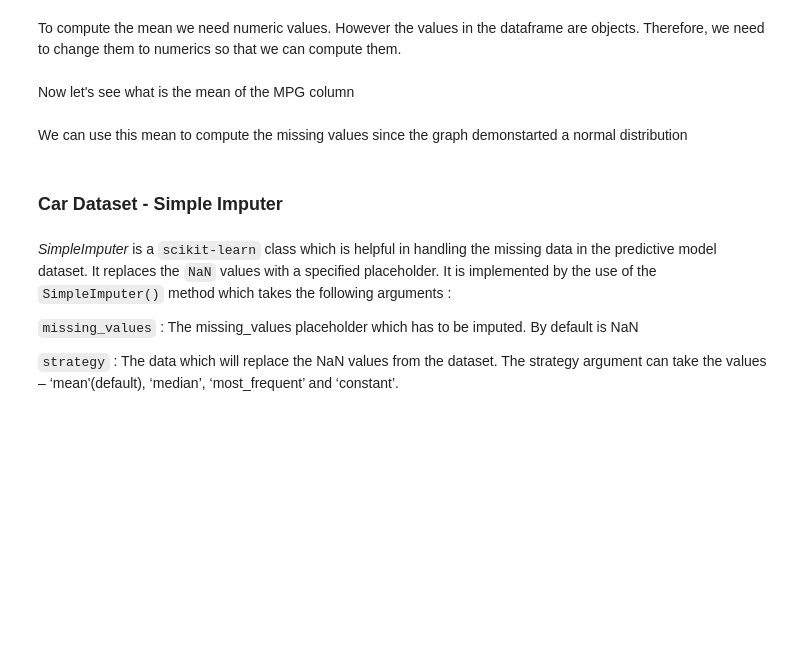
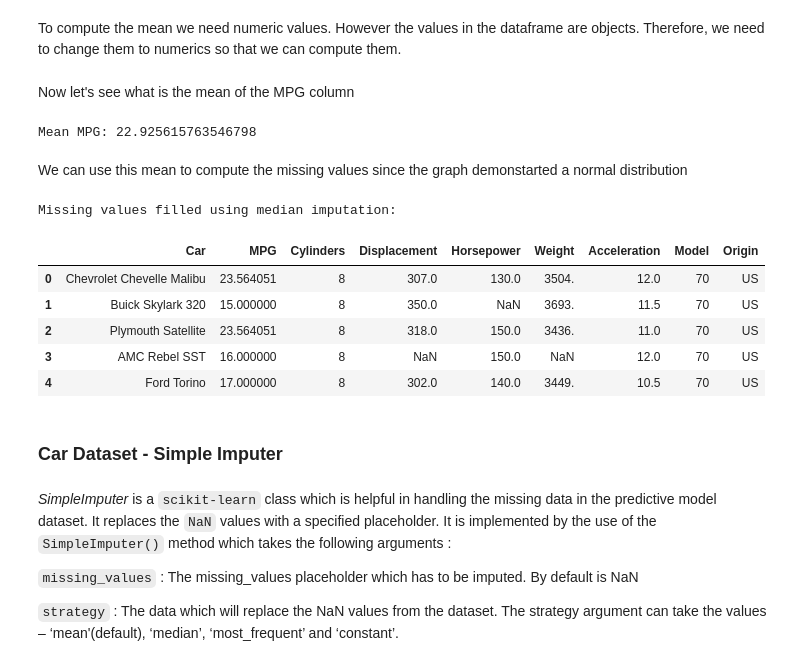
Before and after one commit to MandeepCon/Lab4-TCIO, a Jupyter notebook: week5Lab_Students.ipynb, the cells around one changed output. Drawn from its saved outputs; the diff is of its cells as text; code cells hidden in the pictures; blank space fills up the shorter version.

Commit message:
Car data simple imputer

```diff
--- a/week5Lab_Students.ipynb
+++ b/week5Lab_Students.ipynb
@@ -489,10 +502,43 @@ However, this does not make much sense as there isn't MPG equal to 0. How about
 If we observe the graph above, we can consider it in a way or another normally distributed. Therefore, we can impute the missing values using the mean.
 # %% [markdown]
 To compute the mean we need numeric values. However the values in the dataframe are objects. Therefore, we need to change them to numerics so that we can compute them.
+# %%
+# Already done above, but if not:
+cars['MPG'] = pd.to_numeric(cars['MPG'], errors='coerce')
 # %% [markdown]
 Now let's see what is the mean of the MPG column
+# %%
+mpg_mean = cars['MPG'].mean()
+
+print("Mean MPG:", mpg_mean)
+# %% [output]
+Mean MPG: 22.925615763546798
 # %% [markdown]
 We can use this mean to compute the missing values since the graph demonstarted a normal distribution
+# %%
+# Select only numeric columns for imputation
+numeric_df = cars.select_dtypes(include=['float64', 'int64'])
+
+# Initialize the imputer with 'median' strategy
+imputer = SimpleImputer(strategy='median')
+
+# Fit and transform in one step
+imputed_array = imputer.fit_transform(numeric_df)
+
+# Put imputed values back into the original dataframe
+cars[numeric_df.columns] = imputed_array
+
+# Show result
+print("Missing values filled using median imputation:")
+display(cars.head())
+# %% [output]
+Missing values filled using median imputation:
+|  | Car | MPG | Cylinders | Displacement | Horsepower | Weight | Acceleration | Model | Origin |
+| 0 | Chevrolet Chevelle Malibu | 23.564051 | 8 | 307.0 | 130.0 | 3504. | 12.0 | 70 | US |
+| 1 | Buick Skylark 320 | 15.000000 | 8 | 350.0 | NaN | 3693. | 11.5 | 70 | US |
+| 2 | Plymouth Satellite | 23.564051 | 8 | 318.0 | 150.0 | 3436. | 11.0 | 70 | US |
+| 3 | AMC Rebel SST | 16.000000 | 8 | NaN | 150.0 | NaN | 12.0 | 70 | US |
+| 4 | Ford Torino | 17.000000 | 8 | 302.0 | 140.0 | 3449. | 10.5 | 70 | US |
 # %% [markdown]
 ### **Car Dataset - Simple Imputer**
 # %% [markdown]
```
Also changed, not shown: parts of 4 cells of this notebook.
